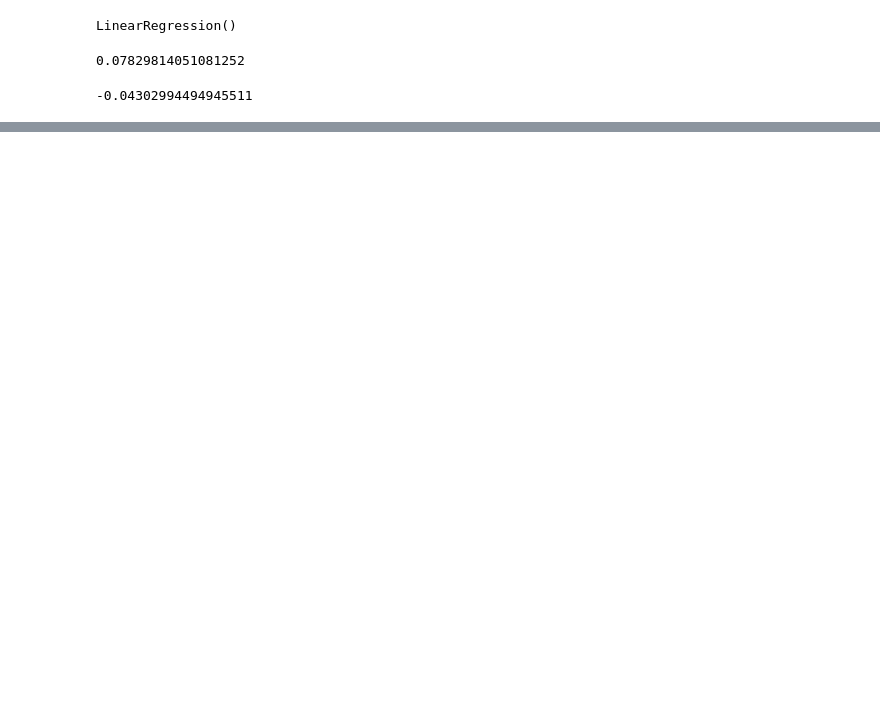
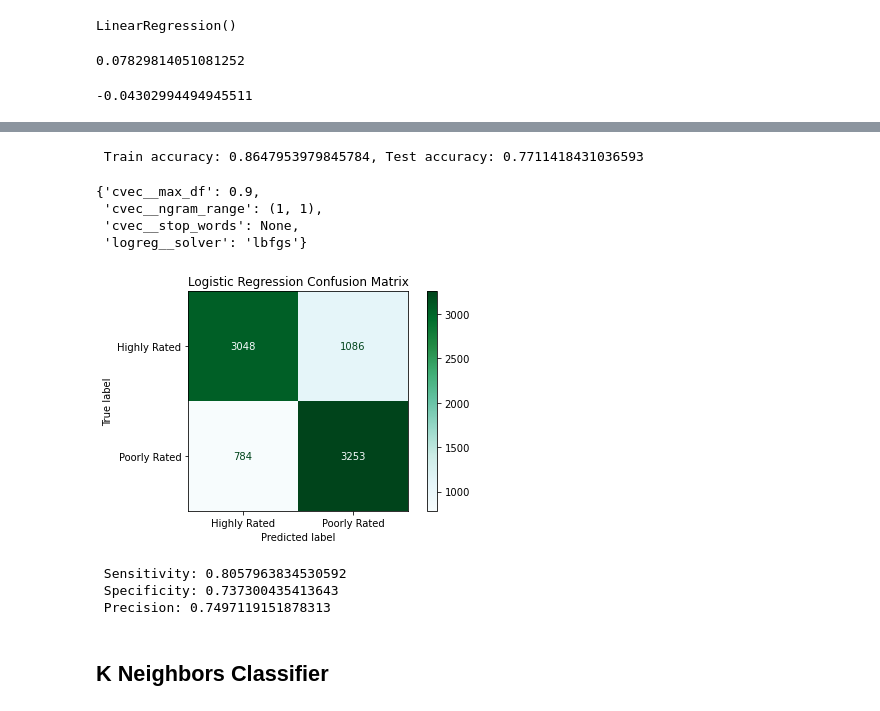
Before and after one commit to myacarrizosa/Airbnb-Rating-Prediction, a Jupyter notebook: 03_Modeling.ipynb, the cells around one changed output, grey strips where cells are left out. Cells and saved outputs as stored; diff of their text form; code cells hidden in the pictures; blank space fills up the shorter version.

```diff
--- a/03_Modeling.ipynb
+++ b/03_Modeling.ipynb
@@ -29,4 +31,10 @@ X_test_r = pd.read_csv('./data/X_test_r.csv', index_col='Unnamed: 0')
 
 y_train_r = pd.read_csv('./data/y_train_r.csv', index_col='Unnamed: 0')
 y_test_r = pd.read_csv('./data/y_test_r.csv', index_col='Unnamed: 0')
+# %%
+r_X_train =  X_train_r['lem_comments']
+r_X_test = X_test_r['lem_comments']
+
+r_y_train = y_train_r['type']
+r_y_test = y_test_r['type']
 # %% [markdown]
@@ -132,0 +78,15 @@ You can try to debug the error by setting error_score='raise'.
+# %%
+pipe_cvec_logreg = Pipeline([
+    ('cvec', CountVectorizer()),
+    ('logreg', LogisticRegression(random_state = 222, max_iter=1000))
+])
+
+pipe_cvec_logreg_params = {
+    'cvec__stop_words': ['english', None],
+    'cvec__ngram_range': [(1,1), (1,2)],
+    'cvec__max_df': [0.9, 1.0],
+    'logreg__solver': ['lbfgs', 'liblinear']
+}
+
+gs_cvec_logreg = GridSearchCV(pipe_cvec_logreg, pipe_cvec_logreg_params, n_jobs = -1)
+gs_cvec_logreg.fit(r_X_train, r_y_train)
@@ -132,0 +103,13 @@ You can try to debug the error by setting error_score='raise'.
+# %%
+print(f' Train accuracy: {gs_cvec_logreg.score(r_X_train, r_y_train)}, Test accuracy: {gs_cvec_logreg.score(r_X_test, r_y_test)}')
+# %% [output]
+ Train accuracy: 0.8647953979845784, Test accuracy: 0.7711418431036593
+# %%
+gs_cvec_logreg.best_params_
+# %% [output]
+{'cvec__max_df': 0.9,
+ 'cvec__ngram_range': (1, 1),
+ 'cvec__stop_words': None,
+ 'logreg__solver': 'lbfgs'}
+# %%
+y_pred_logreg = gs_cvec_logreg.predict(r_X_test)
@@ -132,0 +118,21 @@ You can try to debug the error by setting error_score='raise'.
+# %%
+cmd = ConfusionMatrixDisplay(confusion_matrix=confusion_matrix(r_y_test, y_pred_logreg),
+                      display_labels=['Highly Rated', 'Poorly Rated']);
+cmd.plot(cmap = 'BuGn')
+plt.title('Logistic Regression Confusion Matrix')
+plt.tight_layout();
+# %% [output]
+[figure, added]
+# %%
+#Sensitivity
+print(f' Sensitivity: {tp_lr / (tp_lr+fn_lr)}')
+#Specificity
+print(f' Specificity: {tn_lr / (tn_lr+fp_lr)}')
+#Precision
+print(f' Precision: {tp_lr/(tp_lr+fp_lr)}')
+# %% [output]
+ Sensitivity: 0.8057963834530592
+ Specificity: 0.737300435413643
+ Precision: 0.7497119151878313
+# %% [markdown]
+## K Neighbors Classifier
```
Also changed, not shown: parts of 66 cells of this notebook, 1 other file.
